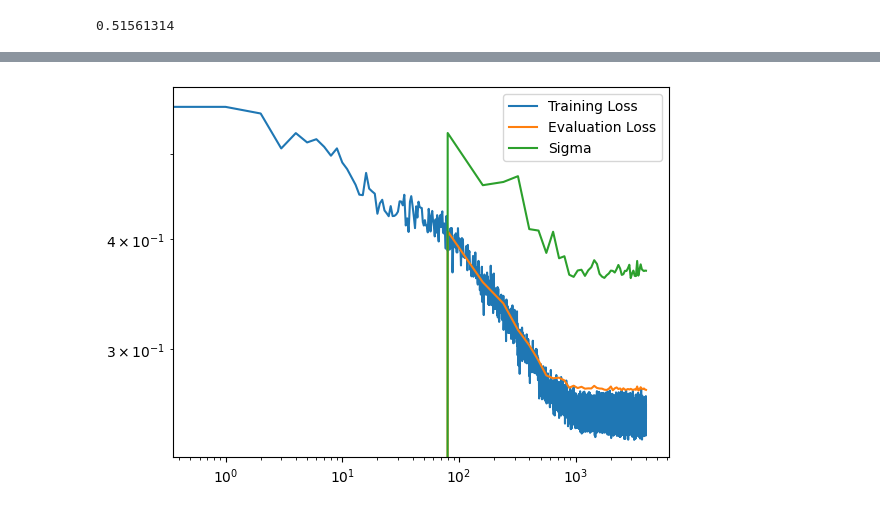
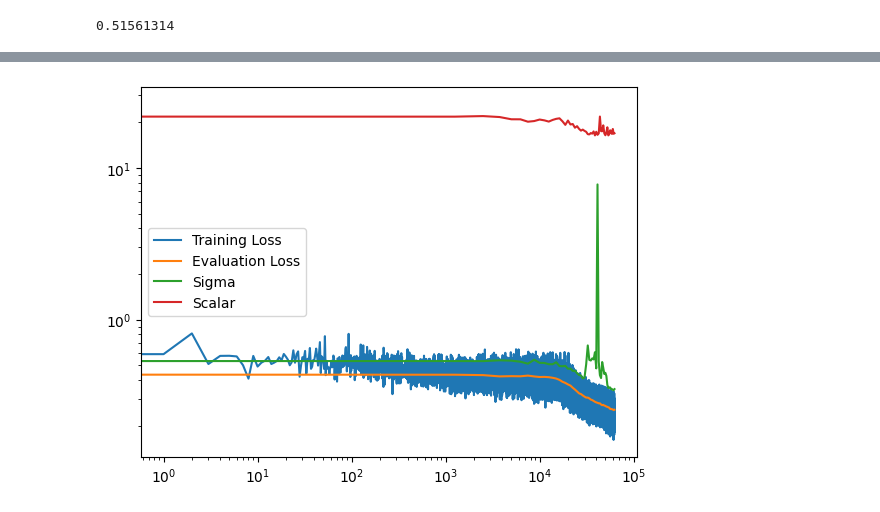
Before and after one commit to harveyThomas4692/jax_metric_CalabiYau, a Jupyter notebook: testingArea.ipynb, the cells around one changed output, grey strips where cells are left out. Drawn from its saved outputs; the diff is of its cells as text; code cells hidden in the pictures.

Commit message:
curv scalar
Fixed the curvature scalar

```diff
--- a/testingArea.ipynb
+++ b/testingArea.ipynb
@@ -84,7 +84,7 @@ def batch_data(data, batch_size):
     num_batches = len(data) // batch_size
     return jnp.array_split(data[:num_batches * batch_size], num_batches)
 
-ptsBatched = batch_data(train_points, 1000)
+ptsBatched = batch_data(train_points, 64)
 
 print(ptsBatched[0].shape,len(ptsBatched))
 print(eval_points[0].shape,len(eval_points))
@@ -112,11 +136,11 @@ def nan_replacement_transform(replacement_value=1e-6):
     return optax.GradientTransformation(init_fn, update_fn)
 
 optimiser = optax.chain(
-optax.clip(1e-2),
+#optax.clip(1e-2),
 #soap(learning_rate=1e-6),
 #optax.clip_by_block_rms(1e-2),
-optax.adam(learning_rate=1e-2),
-nan_replacement_transform(1e-8)
+optax.adam(learning_rate=1e-3),
+#nan_replacement_transform(1e-8)
 )
 
 my_state = train_state.TrainState.create(
@@ -134,19 +158,21 @@ def train_step(state,x):
   return state, loss
 
 @jax.jit
-def evaluate_step(state,x):
+def evaluate_step(state,x,scalar_num=100):
   loss = jm.losses.loss_ma(model, state.params,proj_facts,k_mod, poly, kappa_val, x)
   sigma = jm.losses.sigma_measure(model, state.params,proj_facts,k_mod, poly, kappa_val, x)
-  return loss, sigma
+  scalar =  jnp.mean(jnp.abs(jm.metrics.ricci_scalar(model, state.params, proj_facts, k_mod, poly, x[:scalar_num])))
+  return loss, sigma, scalar
 # %%
 # Train the model
-eval, sig = evaluate_step(my_state,eval_points)
+eval, sig, scal = evaluate_step(my_state,eval_points)
 loss = []
-lossEval = [[eval,0]]
-sigma = [[sig,0]]
+lossEval = [[0,eval]]
+sigma = [[0,sig]]
+scalar = [[0,scal]]
 pbar = tqdm(range(50))
 batchNum = len(ptsBatched)
-pbar.set_description(f"Last Eval Loss {eval} | Last Eval Sigma {sig}  | Batch {0}/{batchNum+1}  | Batch Loss: NA")
+pbar.set_description(f"Last Eval Loss {eval} | Last Eval Sigma {sig} | Average Eval Scalar {scal}  | Batch {0}/{batchNum+1}  | Batch Loss: NA")
 
 for i in pbar:
   order = np.array(range(batchNum))
@@ -155,11 +181,13 @@ for i in pbar:
   for j in order:
     k+=1
     my_state, l = train_step(my_state, ptsBatched[j])
-    pbar.set_description(f"Last Eval Loss {eval} | Last Eval Sigma {sig} | Batch {k}/{batchNum+1}  | Batch Loss: {l}" )
+    if k % 10 == 0:
+      pbar.set_description(f"Last Eval Loss {eval} | Last Eval Sigma {sig} | Average Eval Scalar {scal} | Batch {k}/{batchNum+1}  | Batch Loss: {l}" )
     loss.append(l)
-  eval, sig = evaluate_step(my_state,eval_points)
+  eval, sig, scal = evaluate_step(my_state,eval_points)
   lossEval.append([(i+1)*batchNum,eval])
   sigma.append([(i+1)*batchNum,sig])
+  scalar.append([(i+1)*batchNum,scal])
 
 lossEval = np.array(lossEval)
 loss = jnp.array(loss)
@@ -167,13 +195,15 @@ loss = jnp.array(loss)
 lossEval=jnp.array(lossEval)
 loss = jnp.array(loss)
 sigma = jnp.array(sigma)
+scalar = jnp.array(scalar)
 # %%
 plt.plot(loss, label='Training Loss')
 plt.plot(lossEval[:,0], lossEval[:,1], label='Evaluation Loss')
 plt.plot(sigma[:,0], sigma[:,1], label='Sigma')
+plt.plot(scalar[:,0], scalar[:,1], label='Scalar')
 plt.xscale('log')
 plt.yscale('log')
 plt.legend()
 plt.show()
 # %% [output]
-[figure, old version]
+[figure, new version]
```
Also changed, not shown: parts of 5 cells of this notebook, 3 other files.
